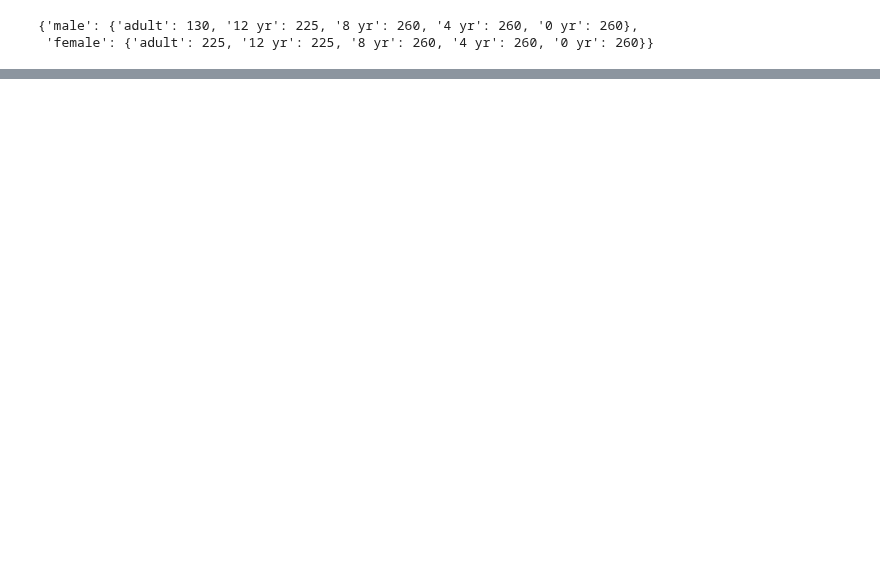
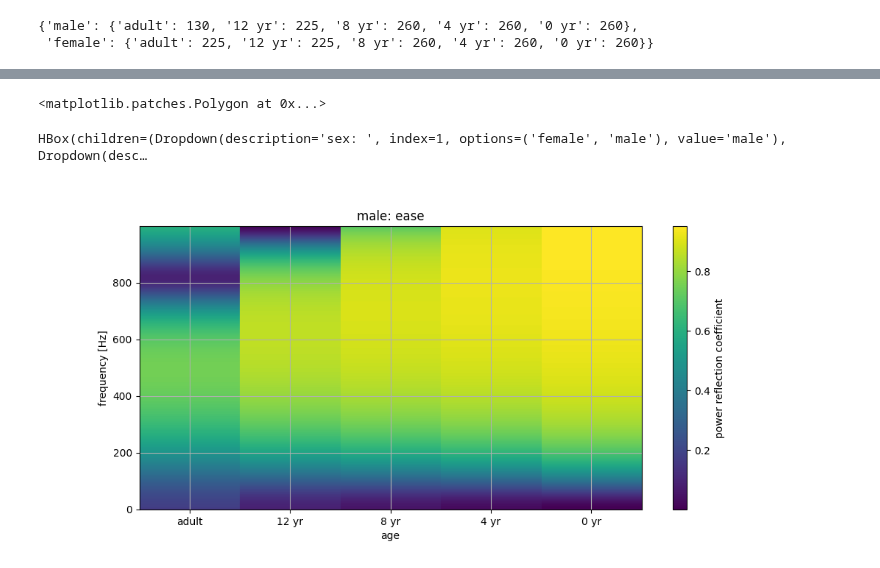
Before and after one commit to MammalianVoiceProduction/SOVTE, a Jupyter notebook: SOVTEs.ipynb, the cells around one changed output, grey strips where cells are left out. Cells and saved outputs as stored; diff of their text form; code cells hidden in the pictures; blank space fills up the shorter version.

```diff
--- a/SOVTEs.ipynb
+++ b/SOVTEs.ipynb
@@ -645,0 +660,12 @@ f0kids
+# %%
+axR.axvspan(90, 178, color = 'yellow')
+# %% [output]
+<matplotlib.patches.Polygon at 0x...>
+# %%
+display(HBox([sexselect, ageselect, vowelselect]))
+# %% [output]
+HBox(children=(Dropdown(description='sex: ', index=1, options=('female', 'male'), value='male'), Dropdown(desc…
+# %%
+sex = sexselect.value
+age = ageselect.value
+vowel = vowelselect.value
@@ -645,0 +677,24 @@ f0kids
+# %%
+figIm, axIm = plt.subplots(figsize = (11, 5), clear = True)
+figIm.canvas.header_visible = False
+# %%
+ageRpower = axIm.imshow(np.array([acoustics[sex][a][vowel]['Rpower'] for a in acoustics[sex].keys()]).T, aspect = 'auto', origin = 'lower', interpolation = 'nearest')
+
+axIm.grid(which = 'both')
+
+axIm.set_xlabel('age')
+
+agelabels = [a for a in acoustics[sex].keys()]
+axIm.set_xticks(range(len(agelabels)), labels = agelabels)
+
+axIm.set_ylabel('frequency [Hz]')
+
+plt.colorbar(mappable = vowelRpower, ax = axIm, location = 'right', label = 'power reflection coefficient')
+
+axIm.set_title(f"{sex}: {vowel}")
+
+figIm.canvas.draw()
+
+display(figIm.canvas)
+# %% [output]
+[figure, added]
```
Also changed, not shown: parts of 8 cells of this notebook.
